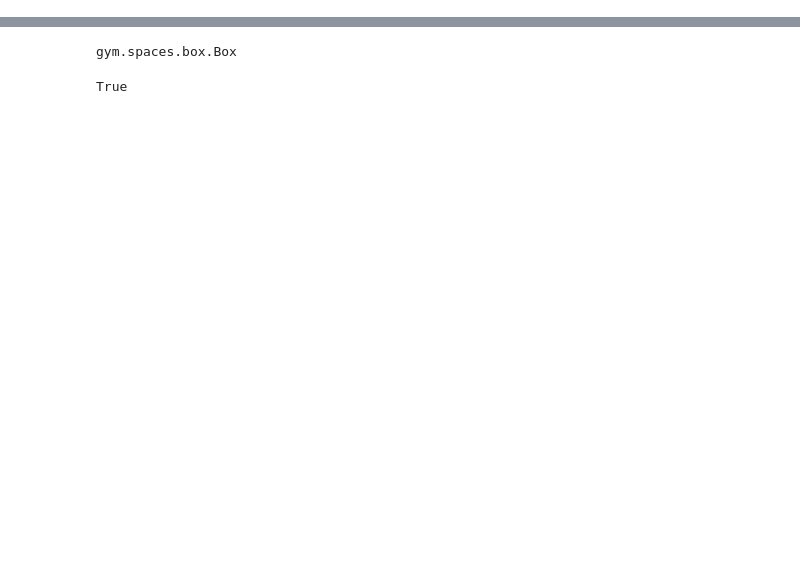
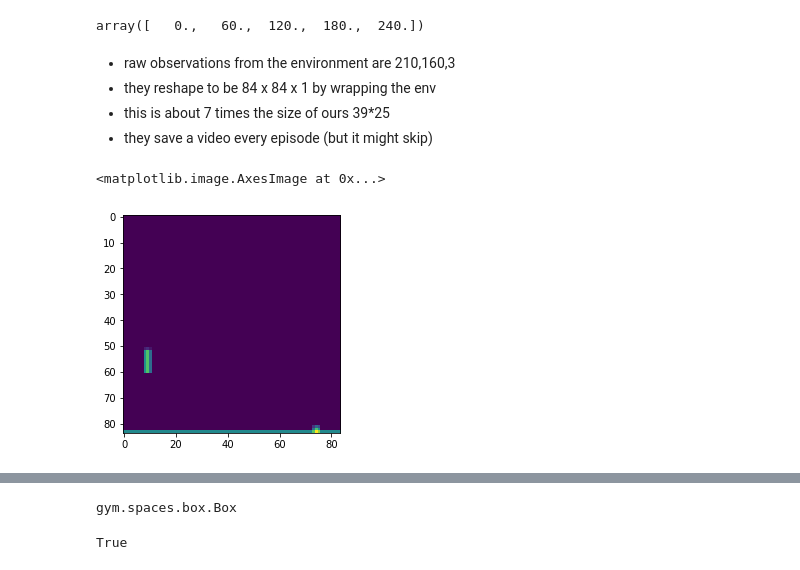
Before and after one commit to crgagne/cs294_IRL_Project, a Jupyter notebook: notebooks/DQN.ipynb, the cells around one changed output, grey strips where cells are left out. Drawn from its saved outputs; the diff is of its cells as text; code cells hidden in the pictures; blank space fills up the shorter version.

```diff
--- a/notebooks/DQN.ipynb
+++ b/notebooks/DQN.ipynb
@@ -8,0 +34,14 @@ import gym
+# %%
+def get_env(task, seed):
+    env_id = task.env_id
+
+    env = gym.make(env_id)
+
+    set_global_seeds(seed)
+    env.seed(seed)
+
+    expt_dir = 'atari_test2/'
+    env = wrappers.Monitor(env, osp.join(expt_dir, "gym"), force=True)
+    env = wrap_deepmind(env)
+
+    return env
@@ -8,0 +58,6 @@ import gym
+# %%
+benchmark = gym.benchmark_spec('Atari40M')
+task = benchmark.tasks[3]
+print(task.max_timesteps)
+seed=0
+env = get_env(task, seed)
@@ -8,0 +74,8 @@ import gym
+# %%
+for i in range(1000):
+    obs, reward, done, info = env.step(5)
+    env.render()
+    if done:
+        obs = env.reset() # this is when it saves a video *** otherwise I can't open it
+
+env.render(close=True)
@@ -8,0 +84,14 @@ import gym
+# %%
+np.linspace(0,240,5)
+# %% [output]
+array([   0.,   60.,  120.,  180.,  240.])
+# %% [markdown]
+- raw observations from the environment are 210,160,3
+- they reshape to be 84 x 84 x 1 by wrapping the env
+- this is about 7 times the size of ours 39*25
+- they save a video every episode (but it might skip)
+# %%
+plt.imshow(obs[:,:,0])
+# %% [output]
+<matplotlib.image.AxesImage at 0x...>
+[figure, added]
```
Also changed, not shown: parts of 71 cells of this notebook, 40 other files.
